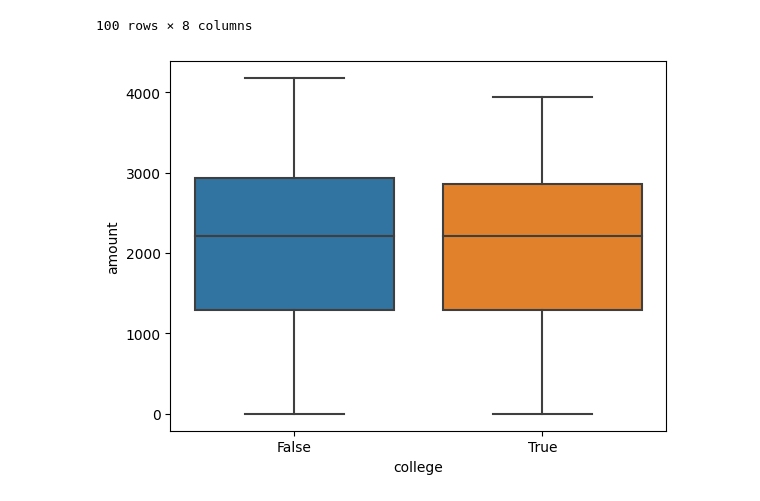
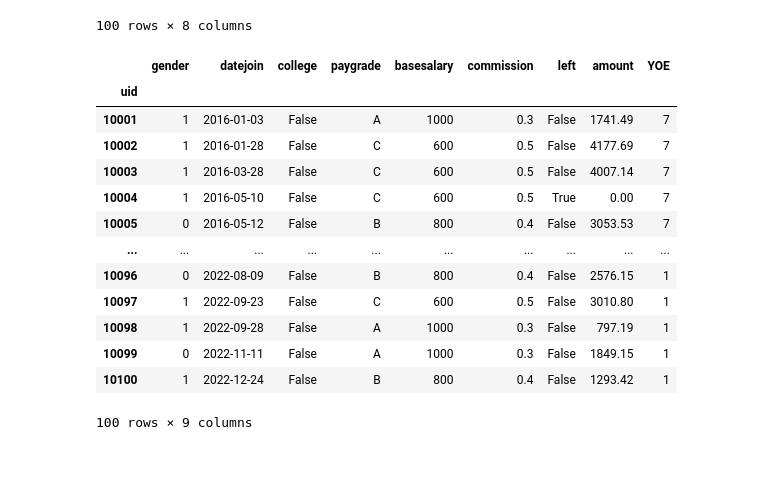
Before and after one commit to ysjsean/SalesAnalysis, a Jupyter notebook: SalesAnalysis.ipynb, the cells around one changed output. Drawn from its saved outputs; the diff is of its cells as text; code cells hidden in the pictures; blank space fills up the shorter version.

```diff
--- a/SalesAnalysis.ipynb
+++ b/SalesAnalysis.ipynb
@@ -151,8 +153,25 @@ df
 | 10099 | 0 | 2022-11-11 | False | A | 1000 | 0.3 | False | 1849.15 |
 | 10100 | 1 | 2022-12-24 | False | B | 800 | 0.4 | False | 1293.42 |
 100 rows × 8 columns
-# %%
-sns.boxplot(y=df['amount'], x=df['college'])
-plt.show()
-# %% [output]
-[figure, removed]
+# %%
+currentDateTime = datetime.datetime.now()
+date = currentDateTime.date()
+
+df['YOE'] = int(date.year) - pd.to_datetime(df['datejoin']).dt.year
+# %%
+df
+# %% [output]
+|  | gender | datejoin | college | paygrade | basesalary | commission | left | amount | YOE |
+| uid |  |  |  |  |  |  |  |  |  |
+| 10001 | 1 | 2016-01-03 | False | A | 1000 | 0.3 | False | 1741.49 | 7 |
+| 10002 | 1 | 2016-01-28 | False | C | 600 | 0.5 | False | 4177.69 | 7 |
+| 10003 | 1 | 2016-03-28 | False | C | 600 | 0.5 | False | 4007.14 | 7 |
+| 10004 | 1 | 2016-05-10 | False | C | 600 | 0.5 | True | 0.00 | 7 |
+| 10005 | 0 | 2016-05-12 | False | B | 800 | 0.4 | False | 3053.53 | 7 |
+| ... | ... | ... | ... | ... | ... | ... | ... | ... | ... |
+| 10096 | 0 | 2022-08-09 | False | B | 800 | 0.4 | False | 2576.15 | 1 |
+| 10097 | 1 | 2022-09-23 | False | C | 600 | 0.5 | False | 3010.80 | 1 |
+| 10098 | 1 | 2022-09-28 | False | A | 1000 | 0.3 | False | 797.19 | 1 |
+| 10099 | 0 | 2022-11-11 | False | A | 1000 | 0.3 | False | 1849.15 | 1 |
+| 10100 | 1 | 2022-12-24 | False | B | 800 | 0.4 | False | 1293.42 | 1 |
+100 rows × 9 columns
```
Also changed, not shown: parts of 10 cells of this notebook.
